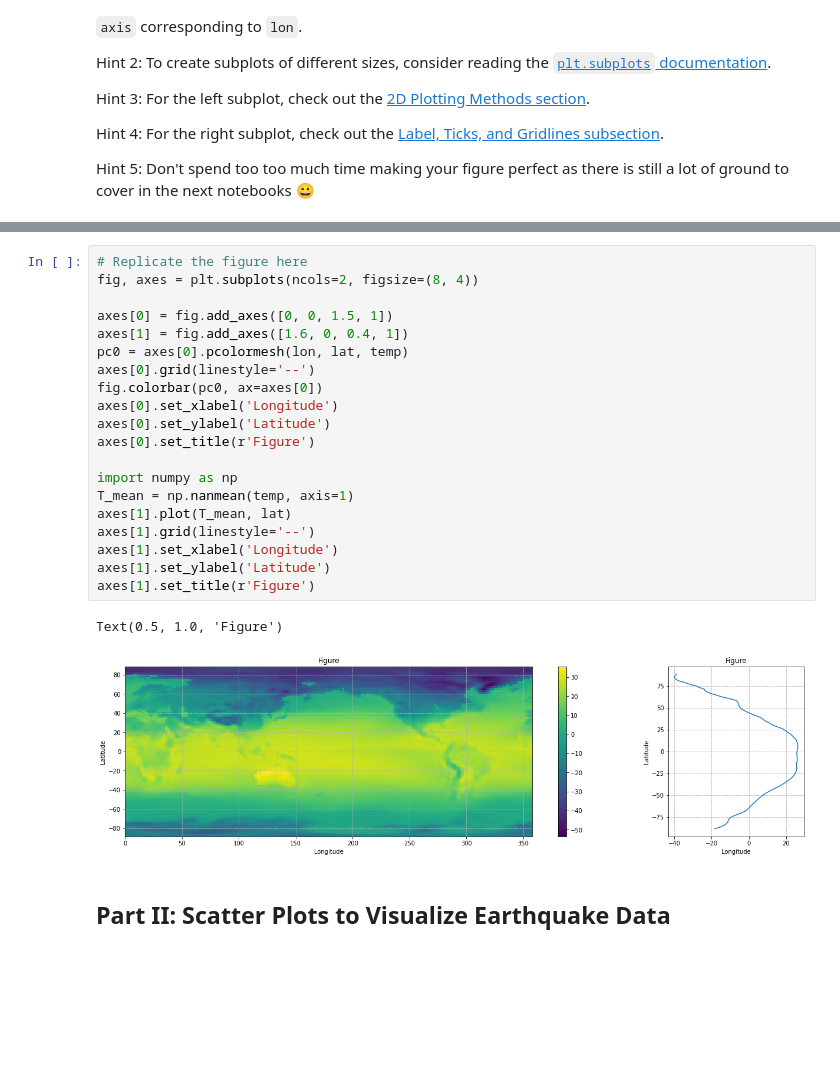
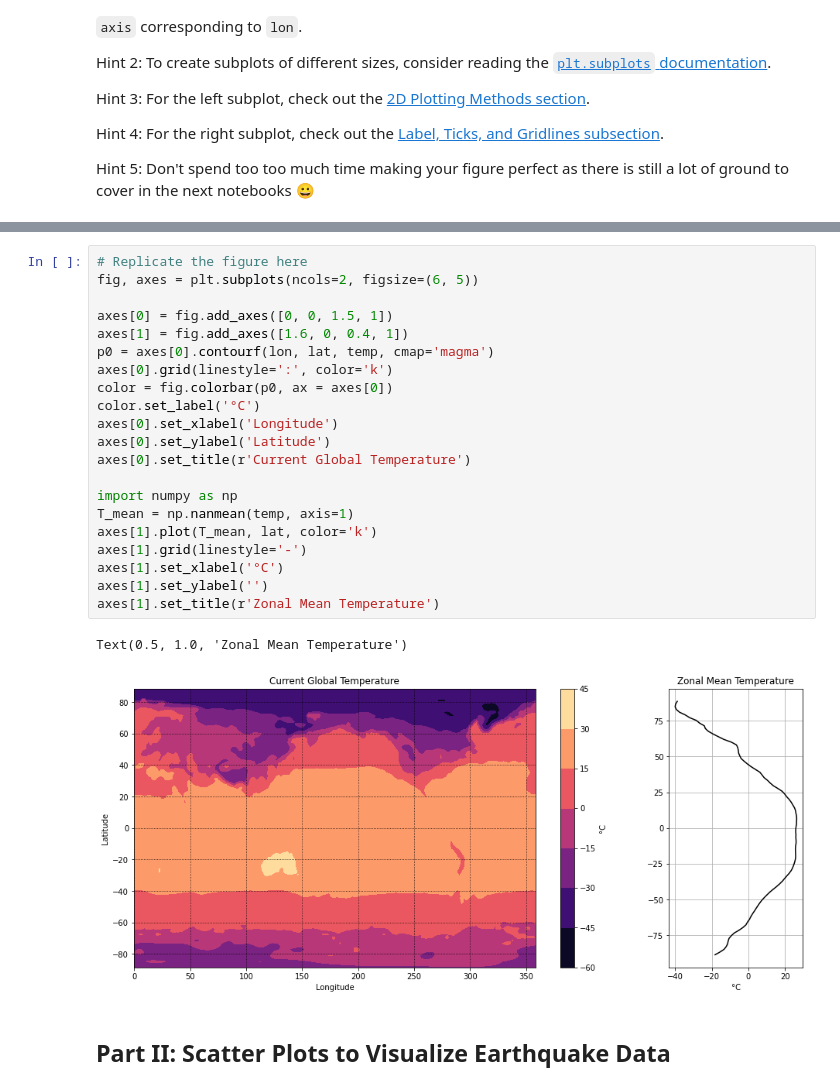
Before and after one commit to AlePol27/2022_ML_Earth_Env_Sci, a Jupyter notebook: Lab_Notebooks/S1_3_Matplotlib.ipynb, the cells around one changed output, grey strips where cells are left out. Saved outputs shown, nothing was run; the diff lists cells and outputs as text; blank space fills up the shorter version.

```diff
--- a/Lab_Notebooks/S1_3_Matplotlib.ipynb
+++ b/Lab_Notebooks/S1_3_Matplotlib.ipynb
@@ -475,27 +475,28 @@ Hint 5: Don't spend too too much time making your figure perfect as there is sti
 ![fig2.png](embedded-picture-1)
 # %%
 # Replicate the figure here
-fig, axes = plt.subplots(ncols=2, figsize=(8, 4))
+fig, axes = plt.subplots(ncols=2, figsize=(6, 5))
 
 axes[0] = fig.add_axes([0, 0, 1.5, 1])
 axes[1] = fig.add_axes([1.6, 0, 0.4, 1])
-pc0 = axes[0].pcolormesh(lon, lat, temp)
-axes[0].grid(linestyle='--')
-fig.colorbar(pc0, ax=axes[0])
+p0 = axes[0].contourf(lon, lat, temp, cmap='magma')
+axes[0].grid(linestyle=':', color='k')
+color = fig.colorbar(p0, ax = axes[0])
+color.set_label('°C')
 axes[0].set_xlabel('Longitude')
 axes[0].set_ylabel('Latitude')
-axes[0].set_title(r'Figure')
+axes[0].set_title(r'Current Global Temperature')
 
 import numpy as np
 T_mean = np.nanmean(temp, axis=1)
-axes[1].plot(T_mean, lat)
-axes[1].grid(linestyle='--')
-axes[1].set_xlabel('Longitude')
-axes[1].set_ylabel('Latitude')
-axes[1].set_title(r'Figure')
+axes[1].plot(T_mean, lat, color='k')
+axes[1].grid(linestyle='-')
+axes[1].set_xlabel('°C')
+axes[1].set_ylabel('')
+axes[1].set_title(r'Zonal Mean Temperature')
 # %% [output]
-Text(0.5, 1.0, 'Figure')
+Text(0.5, 1.0, 'Zonal Mean Temperature')
-[figure, old version]
+[figure, new version]
 # %% [markdown]
 ## Part II: Scatter Plots to Visualize Earthquake Data
 # %% [markdown]
```
Also changed, not shown: parts of 1 cell of this notebook.
